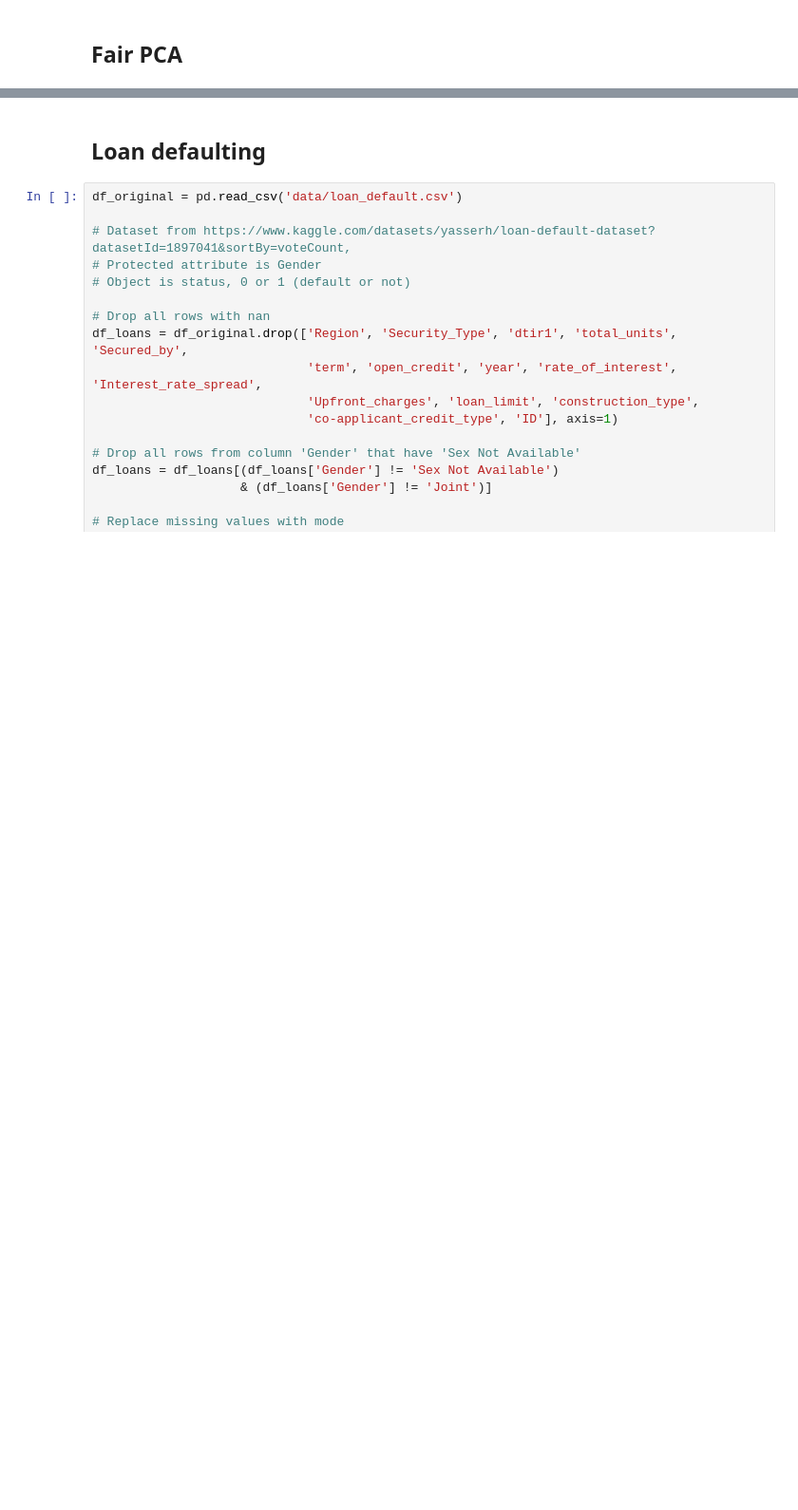
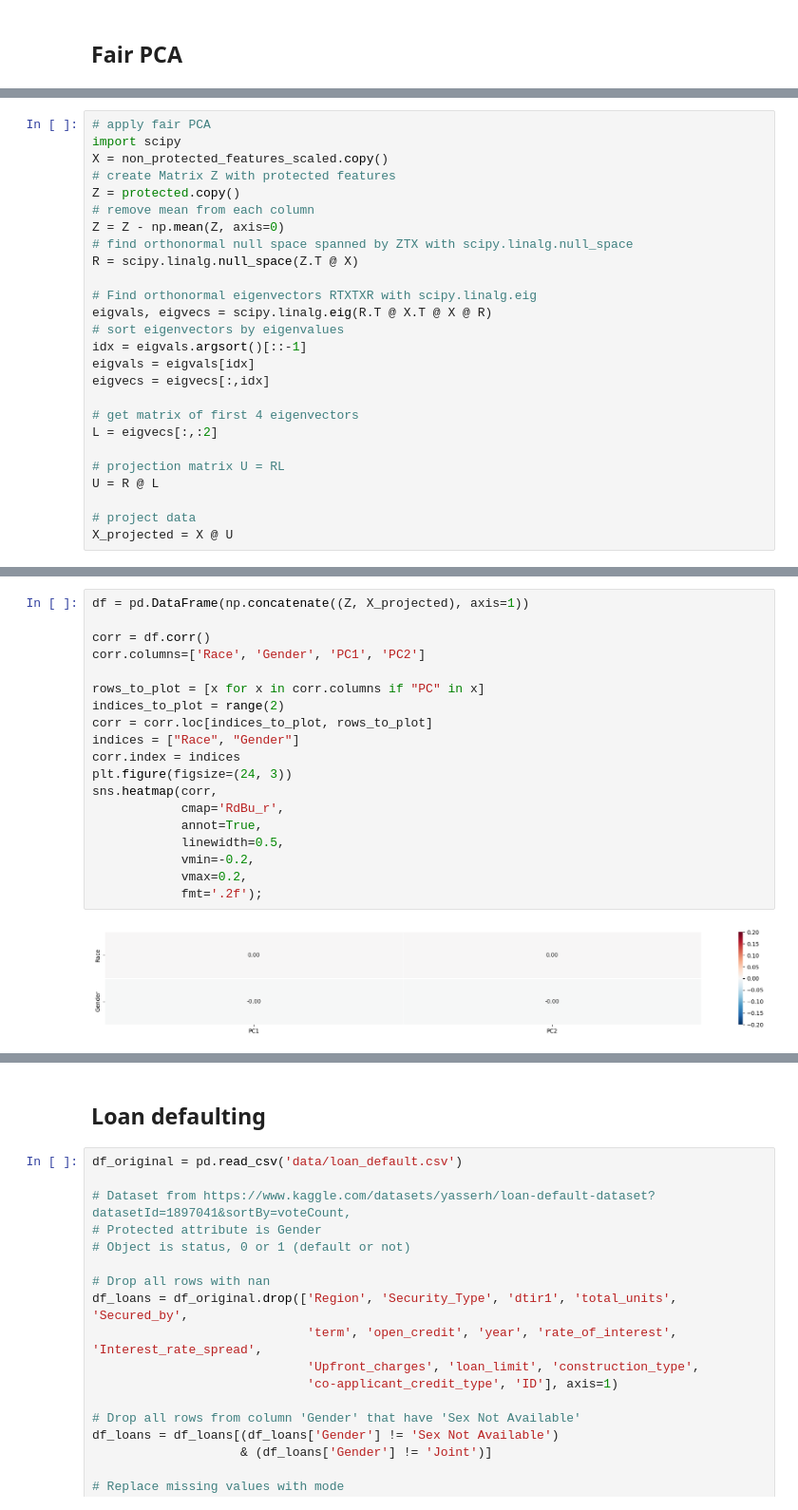
Before and after one commit to sebastianrohr/afae_assignment_2, a Jupyter notebook: exam/exam.ipynb, the cells around one changed output, grey strips where cells are left out. Shown at 95% size. Saved outputs shown, nothing was run; the diff lists cells and outputs as text; blank space fills up the shorter version.

```diff
--- a/exam/exam.ipynb
+++ b/exam/exam.ipynb
@@ -206,0 +365,26 @@ print("Confidence interval for the accuracy score: [{:0.3f} - {:0.3}]".format(
+# %%
+# apply fair PCA
+import scipy
+X = non_protected_features_scaled.copy()
+# create Matrix Z with protected features
+Z = protected.copy()
+# remove mean from each column
+Z = Z - np.mean(Z, axis=0)
+# find orthonormal null space spanned by ZTX with scipy.linalg.null_space
+R = scipy.linalg.null_space(Z.T @ X)
+
+# Find orthonormal eigenvectors RTXTXR with scipy.linalg.eig
+eigvals, eigvecs = scipy.linalg.eig(R.T @ X.T @ X @ R)
+# sort eigenvectors by eigenvalues
+idx = eigvals.argsort()[::-1]
+eigvals = eigvals[idx]
+eigvecs = eigvecs[:,idx]
+
+# get matrix of first 4 eigenvectors
+L = eigvecs[:,:2]
+
+# projection matrix U = RL
+U = R @ L
+
+# project data
+X_projected = X @ U
@@ -206,0 +401,21 @@ print("Confidence interval for the accuracy score: [{:0.3f} - {:0.3}]".format(
+# %%
+df = pd.DataFrame(np.concatenate((Z, X_projected), axis=1))
+
+corr = df.corr()
+corr.columns=['Race', 'Gender', 'PC1', 'PC2']
+
+rows_to_plot = [x for x in corr.columns if "PC" in x]
+indices_to_plot = range(2)
+corr = corr.loc[indices_to_plot, rows_to_plot]
+indices = ["Race", "Gender"]
+corr.index = indices
+plt.figure(figsize=(24, 3))
+sns.heatmap(corr,
+            cmap='RdBu_r',
+            annot=True,
+            linewidth=0.5,
+            vmin=-0.2,
+            vmax=0.2,
+            fmt='.2f');
+# %% [output]
+[figure, added]
```
Also changed, not shown: parts of 49 cells of this notebook.
